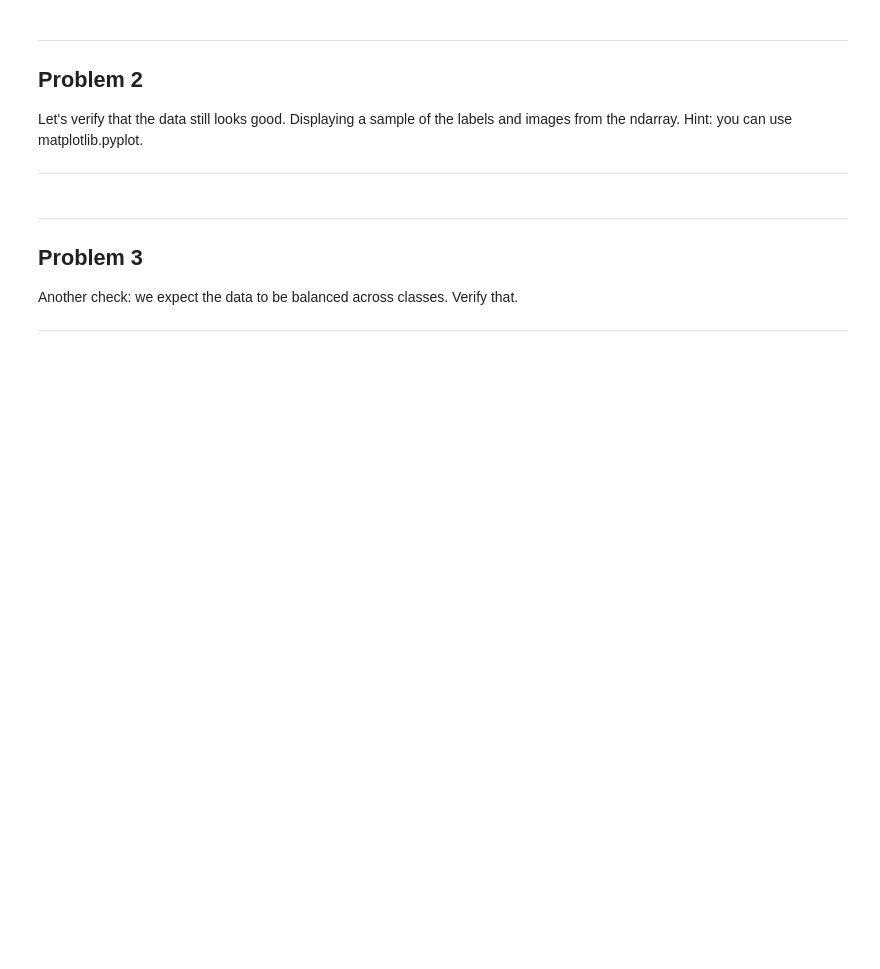
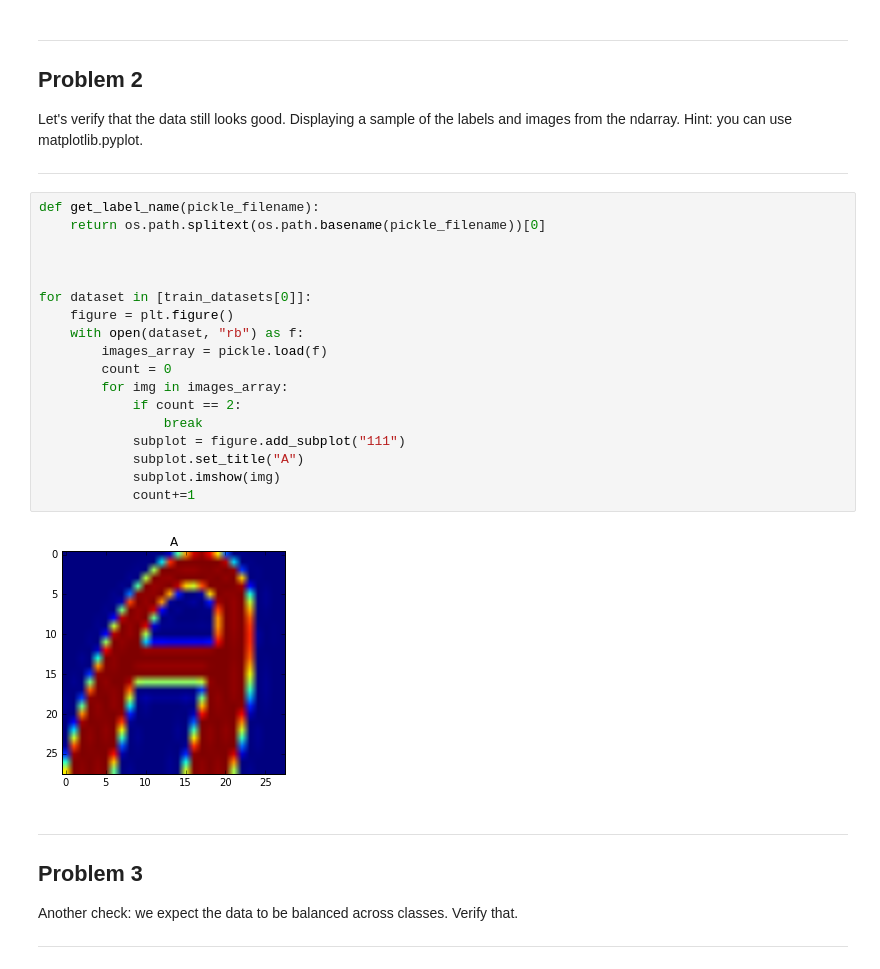
Before and after one commit to NickSeagull/deep-learning-udacity, a Jupyter notebook: assignment1/1_notmnist.ipynb, the cells around one changed output. Saved outputs shown, nothing was run; the diff lists cells and outputs as text; blank space fills up the shorter version.

```diff
--- a/assignment1/1_notmnist.ipynb
+++ b/assignment1/1_notmnist.ipynb
@@ -189,6 +192,26 @@ Problem 2
 Let's verify that the data still looks good. Displaying a sample of the labels and images from the ndarray. Hint: you can use matplotlib.pyplot.
 
 ---
+# %%
+def get_label_name(pickle_filename):
+    return os.path.splitext(os.path.basename(pickle_filename))[0]
+
+
+
+for dataset in [train_datasets[0]]:
+    figure = plt.figure()
+    with open(dataset, "rb") as f:
+        images_array = pickle.load(f)
+        count = 0
+        for img in images_array:
+            if count == 2:
+                break
+            subplot = figure.add_subplot("111")
+            subplot.set_title("A")
+            subplot.imshow(img)
+            count+=1
+# %% [output]
+[figure, added]
 # %% [markdown]
 ---
 Problem 3
```
Also changed, not shown: parts of 2 cells of this notebook.
